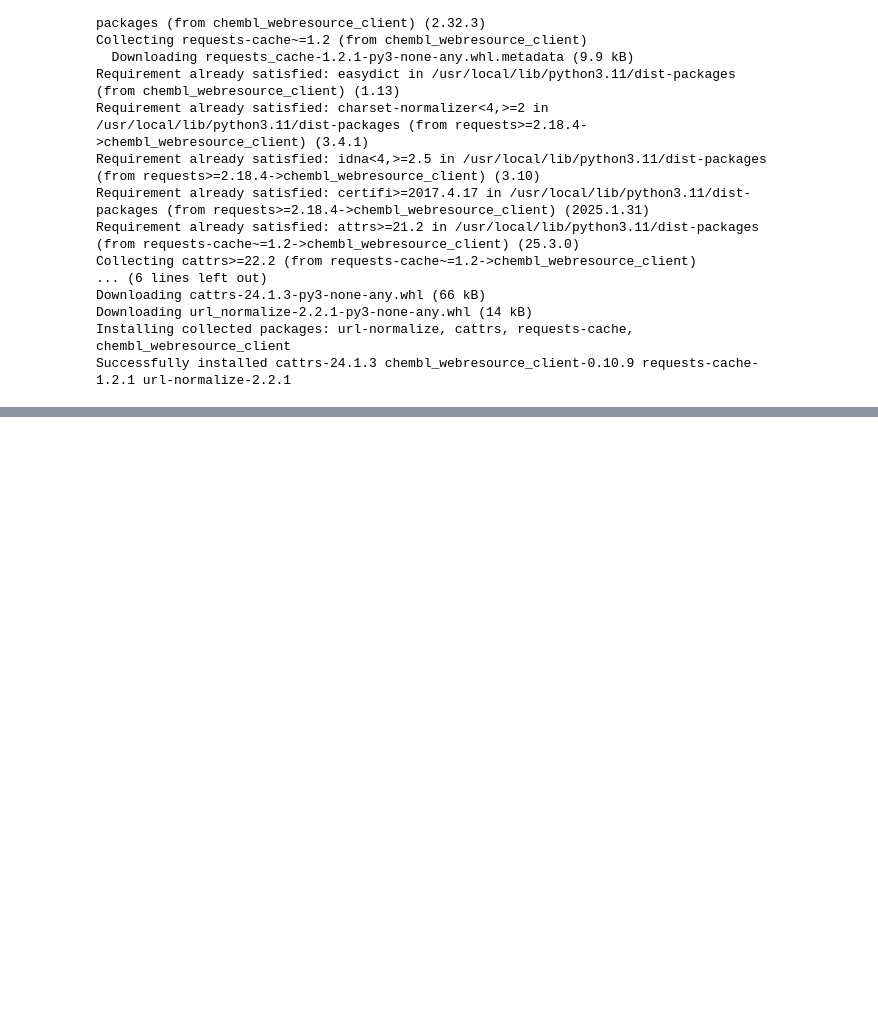
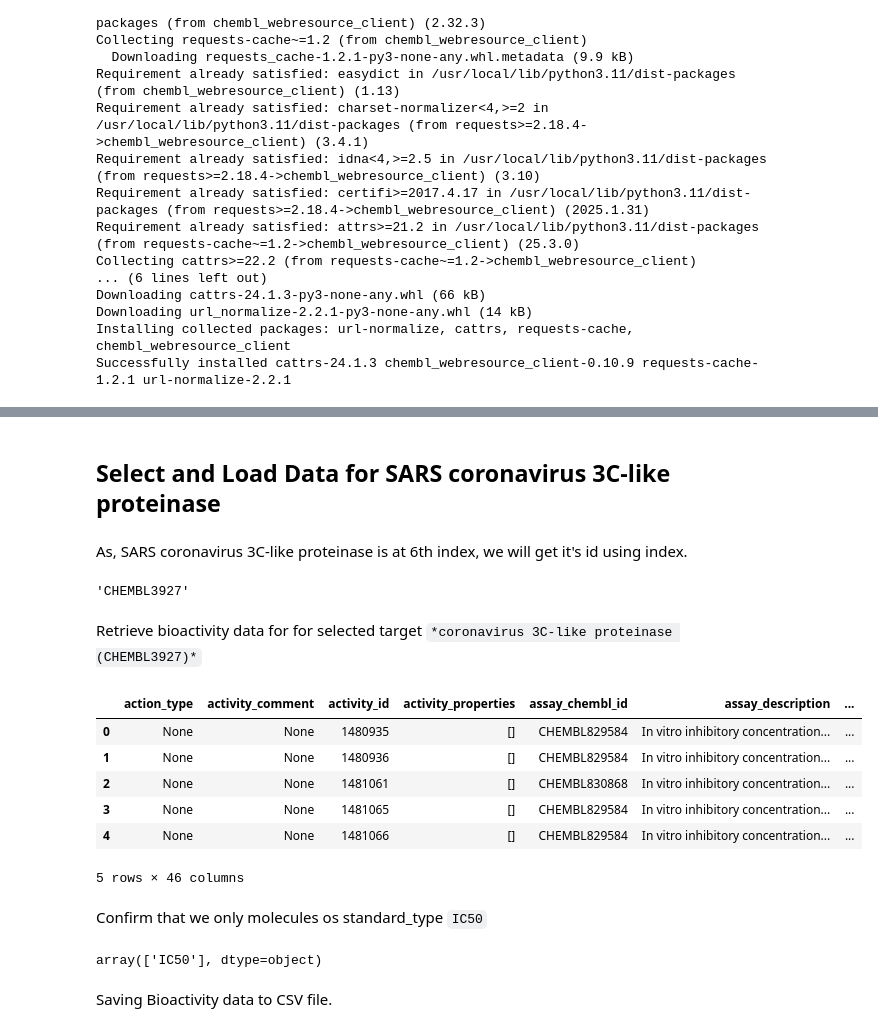
Before and after one commit to dev-saad808/BioInfo-Drug-Discovery, a Jupyter notebook: Drug_Discovery.ipynb, the cells around one changed output, grey strips where cells are left out. Drawn from its saved outputs; the diff is of its cells as text; code cells hidden in the pictures; blank space fills up the shorter version.

```diff
--- a/Drug_Discovery.ipynb
+++ b/Drug_Discovery.ipynb
@@ -48,3 +48,36 @@ targets
 | 7 | [] | Middle East respiratory syndrome-... | Middle East respiratory syndrome-... | 9.0 | False | CHEMBL4296578 | ... |
 | 8 | [] | Severe acute respiratory syndrome... | Replicase polyprotein 1ab | 4.0 | False | CHEMBL5118 | ... |
 | 9 | [] | Severe acute respiratory syndrome... | Replicase polyprotein 1ab | 4.0 | False | CHEMBL4523582 | ... |
+# %% [markdown]
+## Select and Load Data for SARS coronavirus 3C-like proteinase
+# %% [markdown]
+As, SARS coronavirus 3C-like proteinase is at 6th index, we will get it's id using index.
+# %%
+selected_target = targets.target_chembl_id[6]
+selected_target
+# %% [output]
+'CHEMBL3927'
+# %% [markdown]
+ Retrieve bioactivity data for for selected target `*coronavirus 3C-like proteinase (CHEMBL3927)*`
+# %%
+activity = new_client.activity
+res = activity.filter(target_chembl_id=selected_target).filter(standard_type="IC50")
+
+df = pd.DataFrame.from_dict(res)
+df.head()
+# %% [output]
+|  | action_type | activity_comment | activity_id | activity_properties | assay_chembl_id | assay_description | ... |
+| 0 | None | None | 1480935 | [] | CHEMBL829584 | In vitro inhibitory concentration... | ... |
+| 1 | None | None | 1480936 | [] | CHEMBL829584 | In vitro inhibitory concentration... | ... |
+| 2 | None | None | 1481061 | [] | CHEMBL830868 | In vitro inhibitory concentration... | ... |
+| 3 | None | None | 1481065 | [] | CHEMBL829584 | In vitro inhibitory concentration... | ... |
+| 4 | None | None | 1481066 | [] | CHEMBL829584 | In vitro inhibitory concentration... | ... |
+5 rows × 46 columns
+# %% [markdown]
+Confirm that we only molecules os standard_type `IC50`
+# %%
+df.standard_type.unique()
+# %% [output]
+array(['IC50'], dtype=object)
+# %% [markdown]
+Saving Bioactivity data to CSV file.
```
Also changed, not shown: parts of 14 cells of this notebook.
